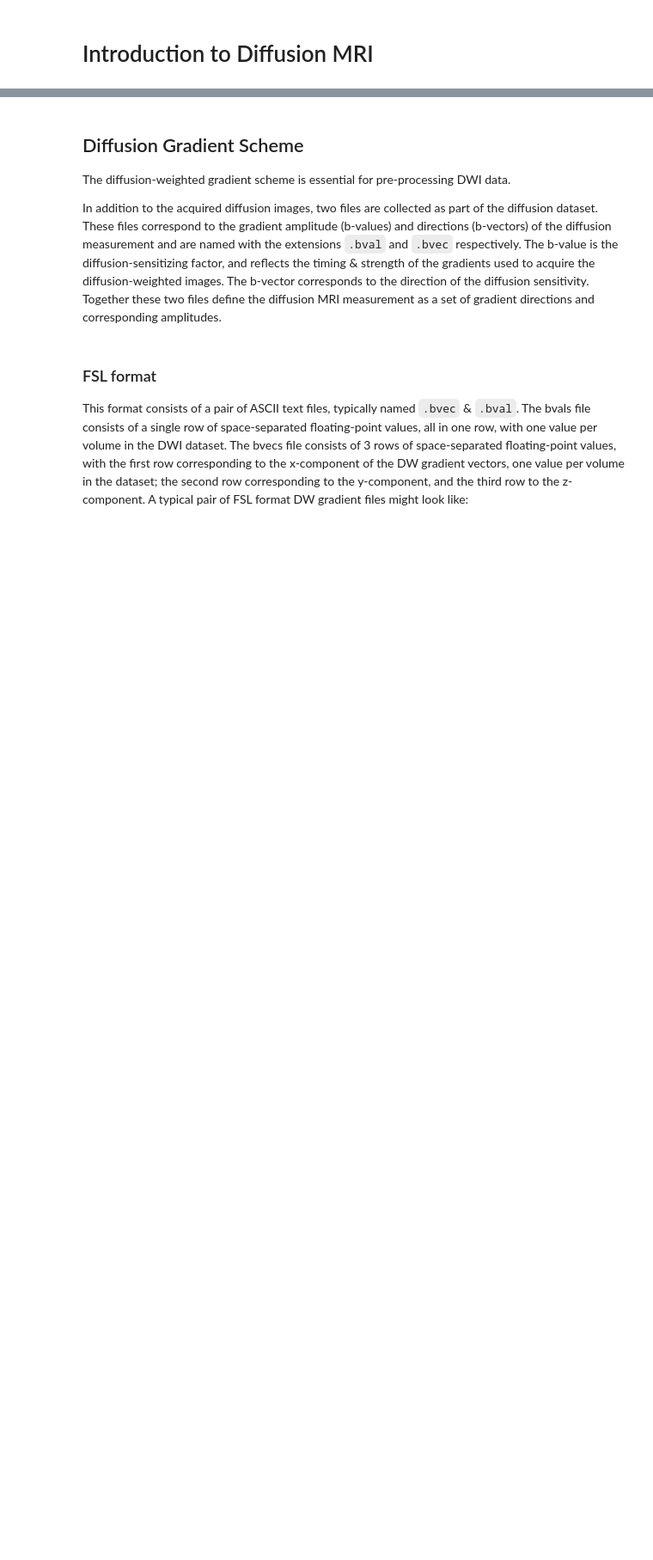
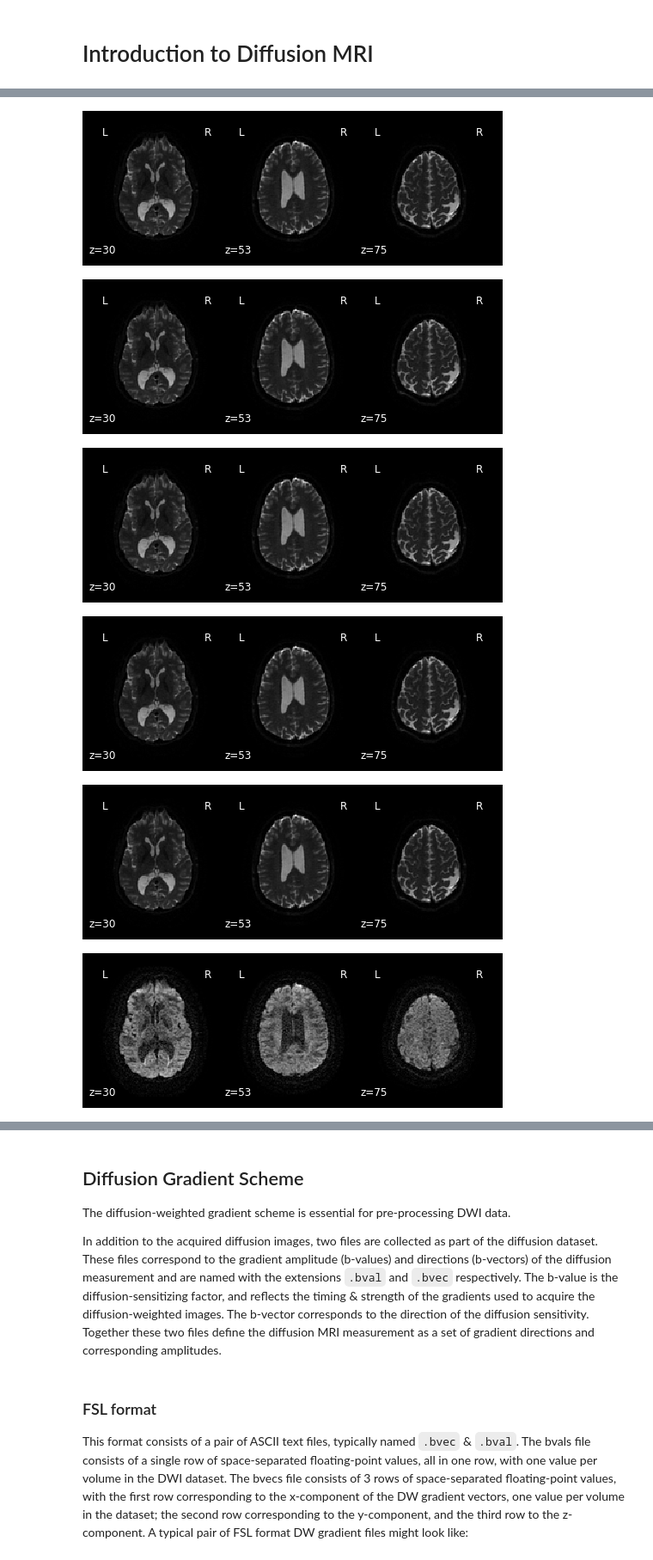
Before and after one commit to nipreps/nipreps-book, a Jupyter notebook: docs/dwi/02-intro_dmri.ipynb, the cells around one changed output, grey strips where cells are left out. Shown at 86% size. Cells and saved outputs as stored; diff of their text form; code cells hidden in the pictures; blank space fills up the shorter version.

```diff
--- a/docs/dwi/02-intro_dmri.ipynb
+++ b/docs/dwi/02-intro_dmri.ipynb
@@ -9,0 +16,12 @@ Diffusion along X, Y, and Z directions
+# %%
+selected_volumes = image.index_img(dwi, slice(0, 10))
+
+for img in image.iter_img(selected_volumes):
+    plot_epi(img, display_mode="z", cut_coords=(30, 53, 75), cmap="gray")
+# %% [output]
+[figure, added]
+[figure, added]
+[figure, added]
+[figure, added]
+[figure, added]
+[figure, added]
```
Also changed, not shown: parts of 16 cells of this notebook, 5 other files.
